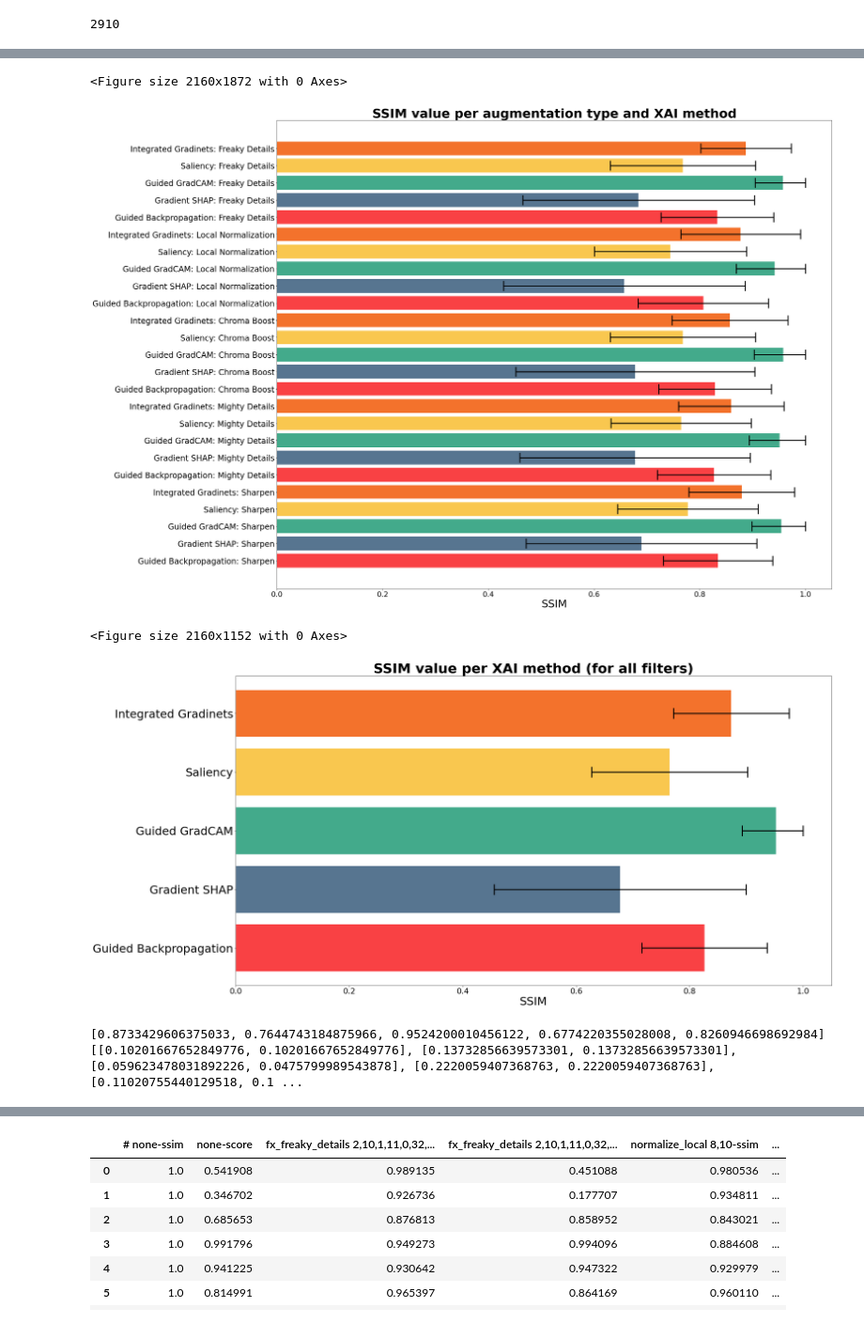
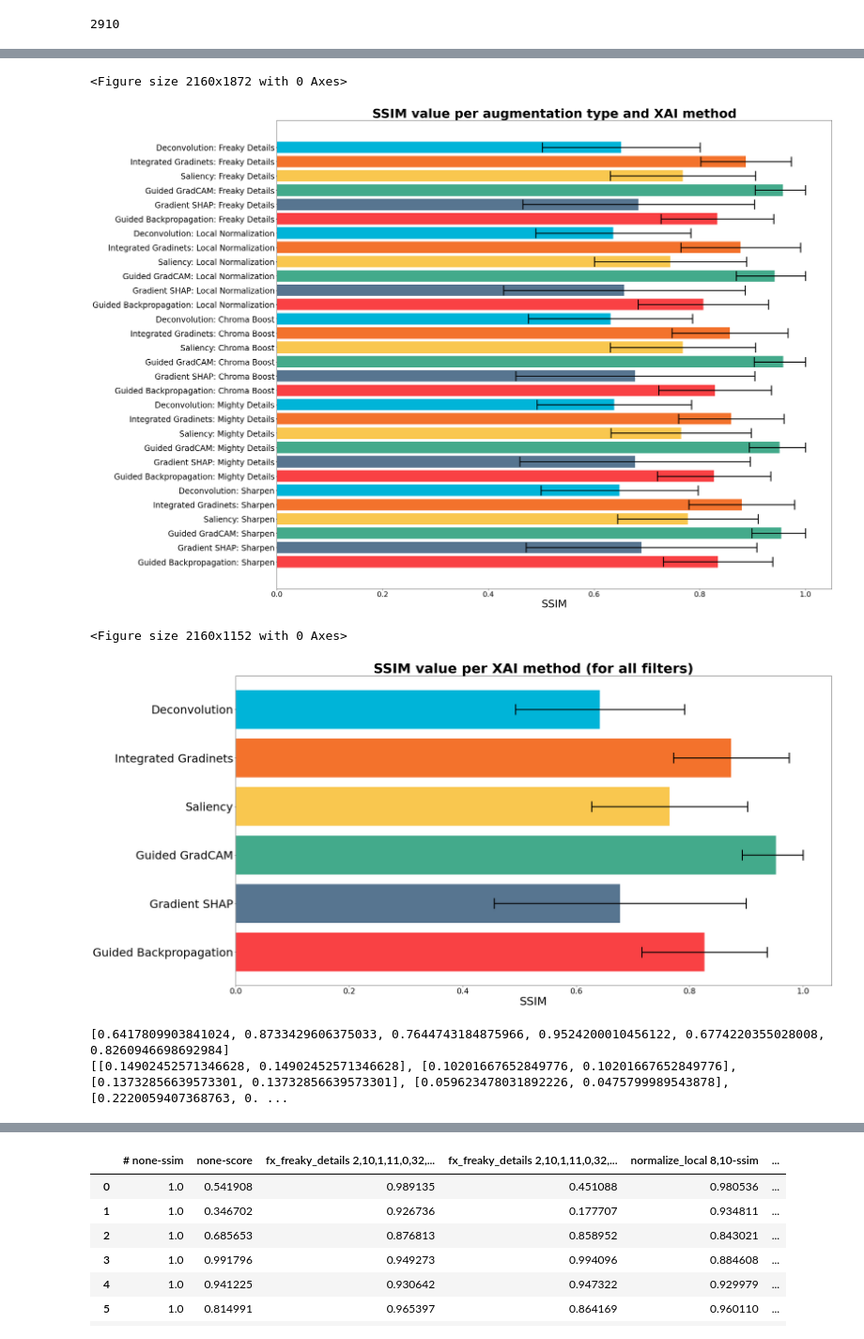
Before and after one commit to burnpiro/xai-correlation, a Jupyter notebook: notebooks/Augmentations metrics.ipynb, the cells around one changed output, grey strips where cells are left out. Shown: that part at 94% size. Cells and saved outputs as stored; diff of their text form; code cells hidden in the pictures.

Commit message:
Render samples for deconv

```diff
--- a/notebooks/Augmentations metrics.ipynb
+++ b/notebooks/Augmentations metrics.ipynb
@@ -21,6 +21,7 @@ MODELS = {
 }
 
 METHODS = {
+    "deconv": "deconv",
     "ig": "ig",
     "saliency": "saliency",
     "gradcam": "gradcam",
@@ -76,51 +77,61 @@ LABEL_MAP = {
     '-30-ssim-gradcam': 'Guided GradCAM: -30° rotation',
     '-30-ssim-gradshap': 'Gradient SHAP: -30° rotation',
     '-30-ssim-gbp': 'Guided Backpropagation: -30° rotation',
+    '-30-ssim-deconv': 'Deconvolution: -30° rotation',
     '-15-ssim-ig': 'Integrated Gradinets: -15° rotation',
     '-15-ssim-saliency': 'Saliency: -15° rotation',
     '-15-ssim-gradcam': 'Guided GradCAM: -15° rotation',
     '-15-ssim-gradshap': 'Gradient SHAP: -15° rotation',
     '-15-ssim-gbp': 'Guided Backpropagation: -15° rotation',
+    '-15-ssim-deconv': 'Deconvolution: -15° rotation',
     '15-ssim-ig': 'Integrated Gradinets: 15° rotation',
     '15-ssim-saliency': 'Saliency: 15° rotation',
     '15-ssim-gradcam': 'Guided GradCAM: 15° rotation',
     '15-ssim-gradshap': 'Gradient SHAP: 15° rotation',
     '15-ssim-gbp': 'Guided Backpropagation: 15° rotation',
+    '15-ssim-deconv': 'Deconvolution: 15° rotation',
     '30-ssim-ig': 'Integrated Gradinets: 30° rotation',
     '30-ssim-saliency': 'Saliency: 30° rotation',
     '30-ssim-gradcam': 'Guided GradCAM: 30° rotation',
     '30-ssim-gradshap': 'Gradient SHAP: 30° rotation',
     '30-ssim-gbp': 'Guided Backpropagation: 30° rotation',
+    '30-ssim-deconv': 'Deconvolution: 30° rotation',
     'ig': 'Integrated Gradinets',
     'saliency': 'Saliency',
     'gradcam': 'Guided GradCAM',
     'gradshap': 'Gradient SHAP',
     'gbp': 'Guided Backpropagation',
+    'deconv': 'Deconvolution',
     'fx_freaky_details 2,10,1,11,0,32,0-ssim-ig': 'Integrated Gradinets: Freaky Details',
     'fx_freaky_details 2,10,1,11,0,32,0-ssim-saliency': 'Saliency: Freaky Details',
     'fx_freaky_details 2,10,1,11,0,32,0-ssim-gradcam': 'Guided GradCAM: Freaky Details',
     'fx_freaky_details 2,10,1,11,0,32,0-ssim-gradshap': 'Gradient SHAP: Freaky Details',
     'fx_freaky_details 2,10,1,11,0,32,0-ssim-gbp': 'Guided Backpropagation: Freaky Details',
+    'fx_freaky_details 2,10,1,11,0,32,0-ssim-deconv': 'Deconvolution: Freaky Details',
     'normalize_local 8,10-ssim-ig': 'Integrated Gradinets: Local Normalization',
     'normalize_local 8,10-ssim-saliency': 'Saliency: Local Normalization',
     'normalize_local 8,10-ssim-gradcam': 'Guided GradCAM: Local Normalization',
     'normalize_local 8,10-ssim-gradshap': 'Gradient SHAP: Local Normalization',
     'normalize_local 8,10-ssim-gbp': 'Guided Backpropagation: Local Normalization',
+    'normalize_local 8,10-ssim-deconv': 'Deconvolution: Local Normalization',
     'fx_boost_chroma 90,0,0-ssim-ig': 'Integrated Gradinets: Chroma Boost',
     'fx_boost_chroma 90,0,0-ssim-saliency': 'Saliency: Chroma Boost',
     'fx_boost_chroma 90,0,0-ssim-gradcam': 'Guided GradCAM: Chroma Boost',
     'fx_boost_chroma 90,0,0-ssim-gradshap': 'Gradient SHAP: Chroma Boost',
     'fx_boost_chroma 90,0,0-ssim-gbp': 'Guided Backpropagation: Chroma Boost',
+    'fx_boost_chroma 90,0,0-ssim-deconv': 'Deconvolution: Chroma Boost',
     'fx_mighty_details 25,1,25,1,11,0-ssim-ig': 'Integrated Gradinets: Mighty Details',
     'fx_mighty_details 25,1,25,1,11,0-ssim-saliency': 'Saliency: Mighty Details',
     'fx_mighty_details 25,1,25,1,11,0-ssim-gradcam': 'Guided GradCAM: Mighty Details',
     'fx_mighty_details 25,1,25,1,11,0-ssim-gradshap': 'Gradient SHAP: Mighty Details',
     'fx_mighty_details 25,1,25,1,11,0-ssim-gbp': 'Guided Backpropagation: Mighty Details',
+    'fx_mighty_details 25,1,25,1,11,0-ssim-deconv': 'Deconvolution: Mighty Details',
     'sharpen 300-ssim-ig': 'Integrated Gradinets: Sharpen',
     'sharpen 300-ssim-saliency': 'Saliency: Sharpen',
     'sharpen 300-ssim-gradcam': 'Guided GradCAM: Sharpen',
     'sharpen 300-ssim-gradshap': 'Gradient SHAP: Sharpen',
     'sharpen 300-ssim-gbp': 'Guided Backpropagation: Sharpen',
+    'sharpen 300-ssim-deconv': 'Deconvolution: Sharpen',
 }
 
 threshold = 0.05
@@ -345,6 +358,7 @@ means = []
 stds = []
 
 colors = [
+    "#00b4d8",
     "#F3722C",
     "#F9C74F",
     "#43AA8B",
@@ -390,13 +404,14 @@ all_stds = all_stds + stds
 all_labels = all_labels + labels
 # %% [output]
 <Figure size 2160x1872 with 0 Axes>
-[figure, old version]
+[figure, new version]
 # %%
 labels = []
 means = []
 stds = []
 
 colors = [
+    "#00b4d8",
     "#F3722C",
     "#F9C74F",
     "#43AA8B",
@@ -415,36 +430,36 @@ for method in METHODS.keys():
         RESULTS[aug_type][method]['std'],
         min(1.0 - RESULTS[aug_type][method]['mean'], RESULTS[aug_type][method]['std'])
     ])
     labels.append(LABEL_MAP[method])
 
 ax.barh(
     np.arange(len(means)),
     means,
     xerr=np.array(stds).transpose(),
     align='center',
     color=colors,
     error_kw={'elinewidth':3, 'capsize': 15, 'capthick': 3}
 )
 ax.set_yticks(np.arange(len(means)))
 ax.set_yticklabels(labels, fontsize=32)
 ax.invert_yaxis()  # labels read top-to-bottom
 ax.set_xlim((0, 1.05))
 ax.set_xlabel('SSIM', fontsize=32)
 ax.set_title('SSIM value per XAI method (for all filters)', fontsize=38,fontweight='bold')
 
 plt.show()
 fig.savefig(f'../augmentation-results/filters-all.jpg', bbox_inches='tight')
 fig.savefig(f'../augmentation-results/filters-all.png', bbox_inches='tight')
 print(means)
 print(stds)
 all_means = all_means + means
 all_stds = all_stds + stds
 all_labels = all_labels + [ '(filters)' + label for label in labels ]
 # %% [output]
 <Figure size 2160x1152 with 0 Axes>
-[figure, old version]
+[figure, new version]
-[0.8733429606375033, 0.7644743184875966, 0.9524200010456122, 0.6774220355028008, 0.8260946698692984]
-[[0.10201667652849776, 0.10201667652849776], [0.13732856639573301, 0.13732856639573301], [0.059623478031892226, 0.0475799989543878], [0.2220059407368763, 0.2220059407368763], [0.11020755440129518, 0.1 ...
+[0.6417809903841024, 0.8733429606375033, 0.7644743184875966, 0.9524200010456122, 0.6774220355028008, 0.8260946698692984]
+[[0.14902452571346628, 0.14902452571346628], [0.10201667652849776, 0.10201667652849776], [0.13732856639573301, 0.13732856639573301], [0.059623478031892226, 0.0475799989543878], [0.2220059407368763, 0. ...
 # %%
 labels = []
 means = []
```
Also changed, not shown: parts of 7 cells of this notebook, 6 other files.
